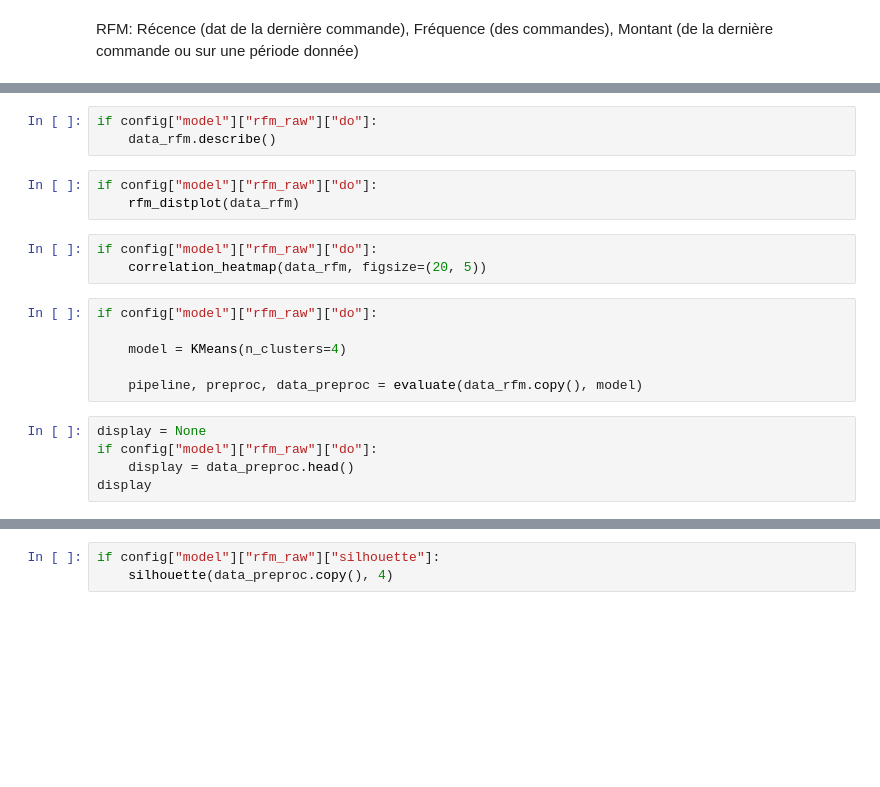
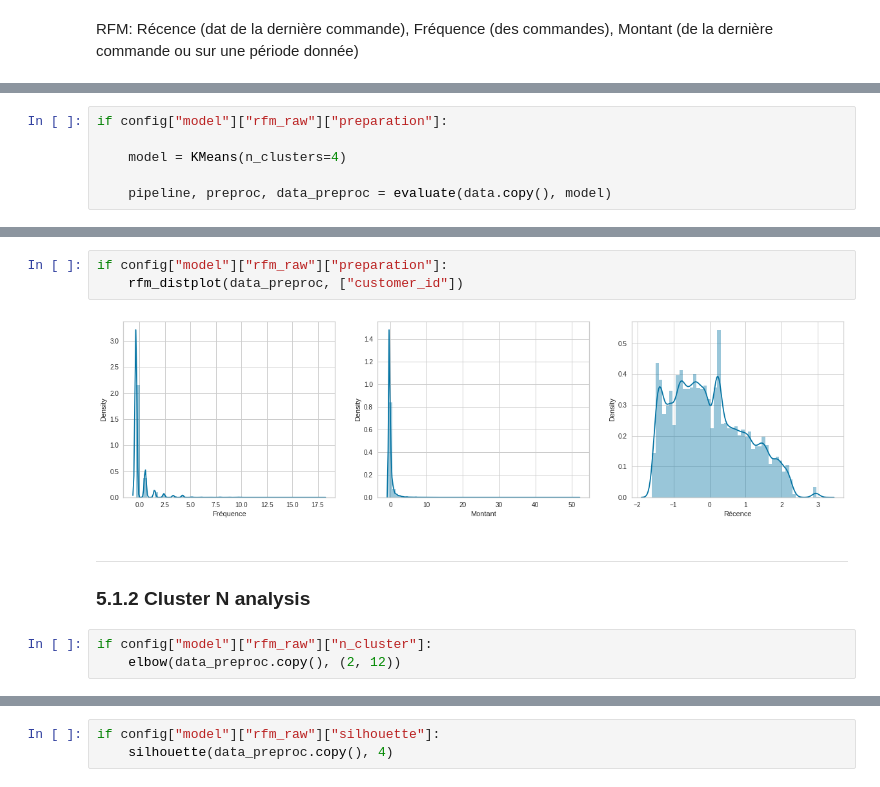
Before and after one commit to curiousmindflow/oc-ml-p4, a Jupyter notebook: modelisation.ipynb, the cells around one changed output, grey strips where cells are left out. Saved outputs shown, nothing was run; the diff lists cells and outputs as text; blank space fills up the shorter version.

```diff
--- a/modelisation.ipynb
+++ b/modelisation.ipynb
@@ -575,0 +564,6 @@ if config["model"]["rfm_raw"]["do"]:
+# %%
+if config["model"]["rfm_raw"]["preparation"]:
+
+    model = KMeans(n_clusters=4)
+
+    pipeline, preproc, data_preproc = evaluate(data.copy(), model)
@@ -576,20 +582,11 @@ if config["model"]["rfm_raw"]["do"]:
 # %%
-if config["model"]["rfm_raw"]["do"]:
-    data_rfm.describe()
+if config["model"]["rfm_raw"]["preparation"]:
+    rfm_distplot(data_preproc, ["customer_id"])
+# %% [output]
+[figure, added]
+# %% [markdown]
+***
+### 5.1.2 Cluster N analysis
 # %%
-if config["model"]["rfm_raw"]["do"]:
-    rfm_distplot(data_rfm)
+if config["model"]["rfm_raw"]["n_cluster"]:
+    elbow(data_preproc.copy(), (2, 12))
-# %%
-if config["model"]["rfm_raw"]["do"]:
-    correlation_heatmap(data_rfm, figsize=(20, 5))
-# %%
-if config["model"]["rfm_raw"]["do"]:
-
-    model = KMeans(n_clusters=4)
-
-    pipeline, preproc, data_preproc = evaluate(data_rfm.copy(), model)
-# %%
-display = None
-if config["model"]["rfm_raw"]["do"]:
-    display = data_preproc.head()
-display
```
Also changed, not shown: parts of 77 cells of this notebook, 2 other files.
